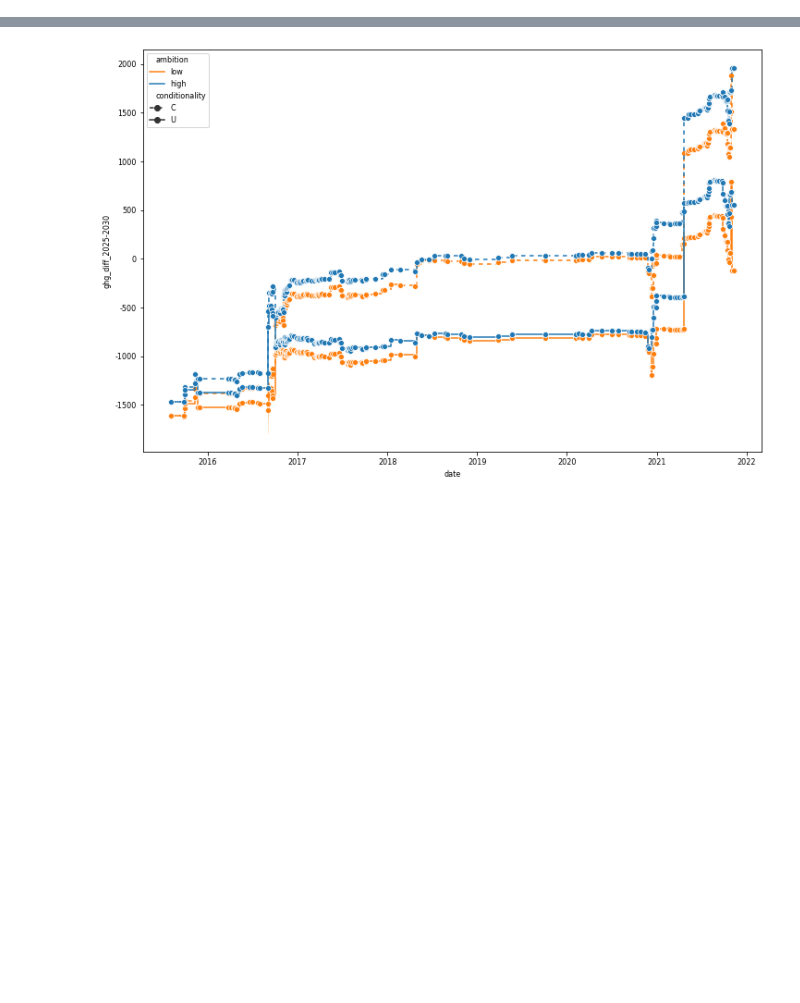
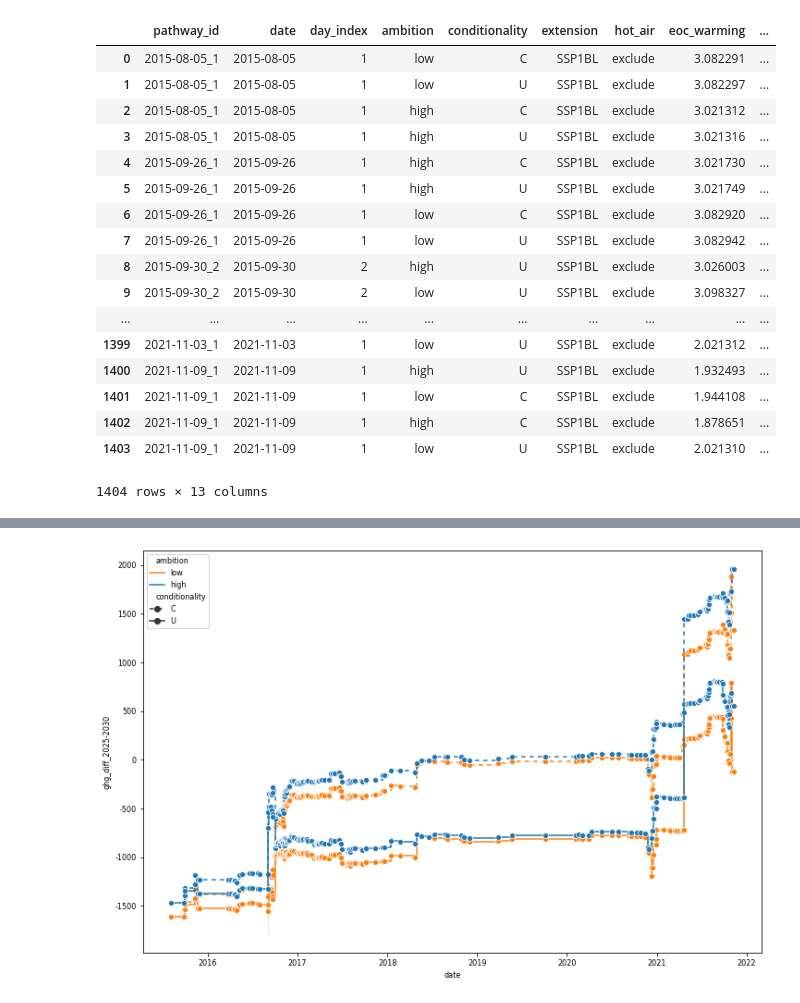
Before and after one commit to climate-resource/ndc-realisations-2021, a Jupyter notebook: notebooks/postprocessing/610_figure_4.ipynb, the cells around one changed output, grey strips where cells are left out. Drawn from its saved outputs; the diff is of its cells as text; code cells hidden in the pictures; blank space fills up the shorter version.

```diff
--- a/notebooks/postprocessing/610_figure_4.ipynb
+++ b/notebooks/postprocessing/610_figure_4.ipynb
@@ -405,3 +406,24 @@ plot_steps(ambition="high", conditionality="U", variable=y, ax=ax, sensitivity=0
 # %% [output]
 [figure]
 [interactive output not drawn]
+# %%
+df
+# %% [output]
+|  | pathway_id | date | day_index | ambition | conditionality | extension | hot_air | eoc_warming | ... |
+| 0 | 2015-08-05_1 | 2015-08-05 | 1 | low | C | SSP1BL | exclude | 3.082291 | ... |
+| 1 | 2015-08-05_1 | 2015-08-05 | 1 | low | U | SSP1BL | exclude | 3.082297 | ... |
+| 2 | 2015-08-05_1 | 2015-08-05 | 1 | high | C | SSP1BL | exclude | 3.021312 | ... |
+| 3 | 2015-08-05_1 | 2015-08-05 | 1 | high | U | SSP1BL | exclude | 3.021316 | ... |
+| 4 | 2015-09-26_1 | 2015-09-26 | 1 | high | C | SSP1BL | exclude | 3.021730 | ... |
+| 5 | 2015-09-26_1 | 2015-09-26 | 1 | high | U | SSP1BL | exclude | 3.021749 | ... |
+| 6 | 2015-09-26_1 | 2015-09-26 | 1 | low | C | SSP1BL | exclude | 3.082920 | ... |
+| 7 | 2015-09-26_1 | 2015-09-26 | 1 | low | U | SSP1BL | exclude | 3.082942 | ... |
+| 8 | 2015-09-30_2 | 2015-09-30 | 2 | high | U | SSP1BL | exclude | 3.026003 | ... |
+| 9 | 2015-09-30_2 | 2015-09-30 | 2 | low | U | SSP1BL | exclude | 3.098327 | ... |
+| ... | ... | ... | ... | ... | ... | ... | ... | ... | ... |
+| 1399 | 2021-11-03_1 | 2021-11-03 | 1 | low | U | SSP1BL | exclude | 2.021312 | ... |
+| 1400 | 2021-11-09_1 | 2021-11-09 | 1 | high | U | SSP1BL | exclude | 1.932493 | ... |
+| 1401 | 2021-11-09_1 | 2021-11-09 | 1 | low | C | SSP1BL | exclude | 1.944108 | ... |
+| 1402 | 2021-11-09_1 | 2021-11-09 | 1 | high | C | SSP1BL | exclude | 1.878651 | ... |
+| 1403 | 2021-11-09_1 | 2021-11-09 | 1 | low | U | SSP1BL | exclude | 2.021310 | ... |
+1404 rows × 13 columns
```
Also changed, not shown: parts of 8 cells of this notebook, 18 other files.
